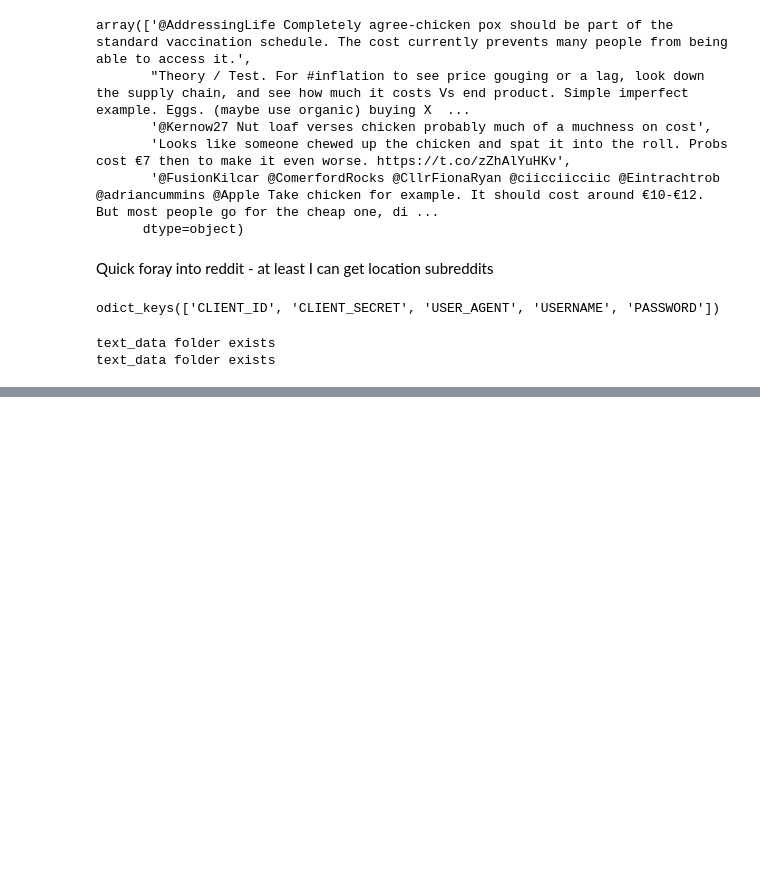
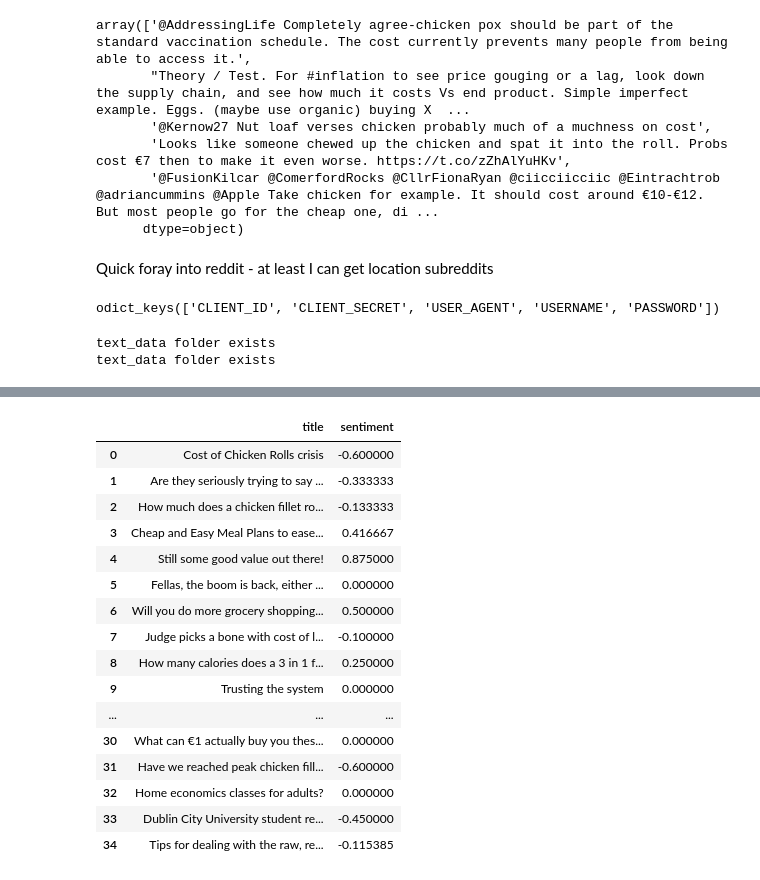
Before and after one commit to Juliet-Blue/sba22307-CA2, a Jupyter notebook: CA2-sentiment analysis.ipynb, the cells around one changed output, grey strips where cells are left out. Drawn from its saved outputs; the diff is of its cells as text; code cells hidden in the pictures; blank space fills up the shorter version.

```diff
--- a/CA2-sentiment analysis.ipynb
+++ b/CA2-sentiment analysis.ipynb
@@ -343,0 +405,4 @@ df_chicken_comments
+# %%
+from textblob import TextBlob
+df_chicken_post['sentiment'] = df_chicken_post['title'].apply(lambda x: TextBlob(x).sentiment[0] )
+df_chicken_post[['title','sentiment']].head()
@@ -343,0 +416,20 @@ df_chicken_comments
+# %%
+df_chicken_post[['title','sentiment']]
+# %% [output]
+|  | title | sentiment |
+| 0 | Cost of Chicken Rolls crisis | -0.600000 |
+| 1 | Are they seriously trying to say ... | -0.333333 |
+| 2 | How much does a chicken fillet ro... | -0.133333 |
+| 3 | Cheap and Easy Meal Plans to ease... | 0.416667 |
+| 4 | Still some good value out there! | 0.875000 |
+| 5 | Fellas, the boom is back, either ... | 0.000000 |
+| 6 | Will you do more grocery shopping... | 0.500000 |
+| 7 | Judge picks a bone with cost of l... | -0.100000 |
+| 8 | How many calories does a 3 in 1 f... | 0.250000 |
+| 9 | Trusting the system | 0.000000 |
+| ... | ... | ... |
+| 30 | What can €1 actually buy you thes... | 0.000000 |
+| 31 | Have we reached peak chicken fill... | -0.600000 |
+| 32 | Home economics classes for adults? | 0.000000 |
+| 33 | Dublin City University student re... | -0.450000 |
+| 34 | Tips for dealing with the raw, re... | -0.115385 |
```
Also changed, not shown: parts of 24 cells of this notebook.
